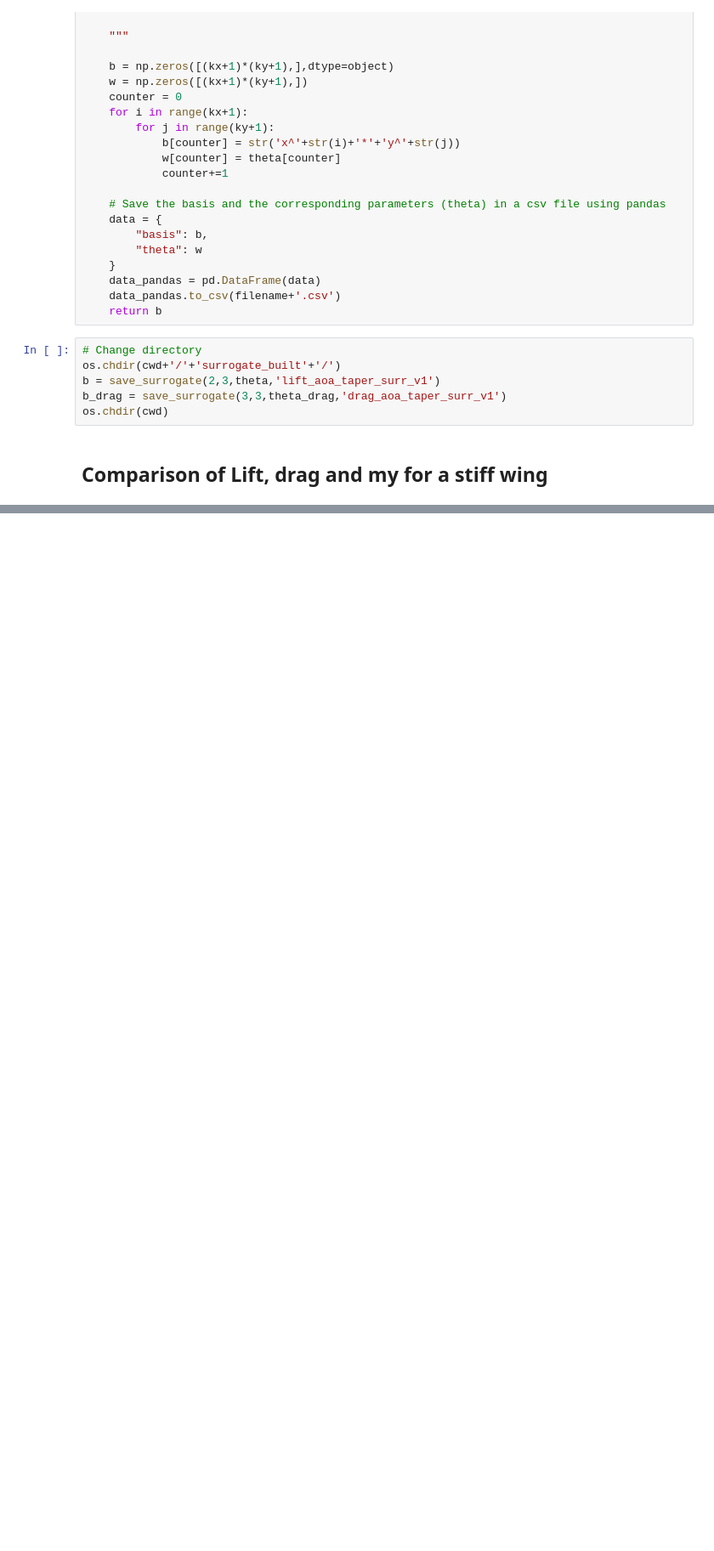
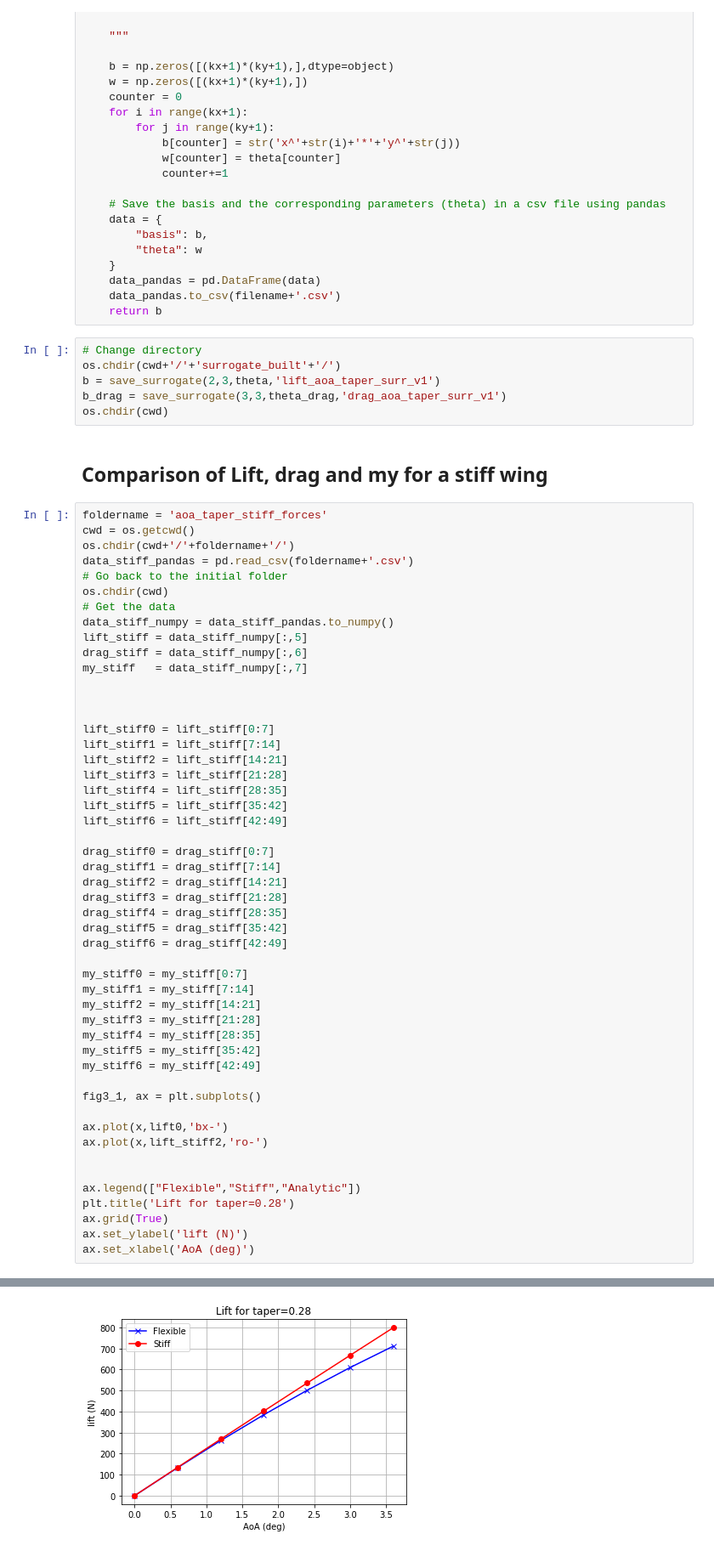
Before and after one commit to ACea15/Projects-SHARPy, a Jupyter notebook: aeroelasticPMOR_Optimization/surrogate_model/aoa_taper_forces_surrogate.ipynb, the cells around one changed output, grey strips where cells are left out. Shown at 85% size. Saved outputs shown, nothing was run; the diff lists cells and outputs as text; blank space fills up the shorter version.

Commit message:
Added stiff wing comparison

```diff
--- a/aeroelasticPMOR_Optimization/surrogate_model/aoa_taper_forces_surrogate.ipynb
+++ b/aeroelasticPMOR_Optimization/surrogate_model/aoa_taper_forces_surrogate.ipynb
@@ -746,3 +718,54 @@ b_drag = save_surrogate(3,3,theta_drag,'drag_aoa_taper_surr_v1')
 os.chdir(cwd)
 # %% [markdown]
 ## Comparison of Lift, drag and my for a stiff wing
+# %%
+foldername = 'aoa_taper_stiff_forces'
+cwd = os.getcwd()
+os.chdir(cwd+'/'+foldername+'/')
+data_stiff_pandas = pd.read_csv(foldername+'.csv')
+# Go back to the initial folder
+os.chdir(cwd)
+# Get the data
+data_stiff_numpy = data_stiff_pandas.to_numpy()
+lift_stiff = data_stiff_numpy[:,5]
+drag_stiff = data_stiff_numpy[:,6]
+my_stiff   = data_stiff_numpy[:,7]
+
+
+
+lift_stiff0 = lift_stiff[0:7]
+lift_stiff1 = lift_stiff[7:14]
+lift_stiff2 = lift_stiff[14:21]
+lift_stiff3 = lift_stiff[21:28]
+lift_stiff4 = lift_stiff[28:35]
+lift_stiff5 = lift_stiff[35:42]
+lift_stiff6 = lift_stiff[42:49]
+
+drag_stiff0 = drag_stiff[0:7]
+drag_stiff1 = drag_stiff[7:14]
+drag_stiff2 = drag_stiff[14:21]
+drag_stiff3 = drag_stiff[21:28]
+drag_stiff4 = drag_stiff[28:35]
+drag_stiff5 = drag_stiff[35:42]
+drag_stiff6 = drag_stiff[42:49]
+
+my_stiff0 = my_stiff[0:7]
+my_stiff1 = my_stiff[7:14]
+my_stiff2 = my_stiff[14:21]
+my_stiff3 = my_stiff[21:28]
+my_stiff4 = my_stiff[28:35]
+my_stiff5 = my_stiff[35:42]
+my_stiff6 = my_stiff[42:49]
+
+fig3_1, ax = plt.subplots()
+
+ax.plot(x,lift0,'bx-')
+ax.plot(x,lift_stiff2,'ro-')
+
+
+ax.legend(["Flexible","Stiff","Analytic"])
+plt.title('Lift for taper=0.28')
+ax.grid(True)
+ax.set_ylabel('lift (N)')
+ax.set_xlabel('AoA (deg)')
+# %% [output]
@@ -748,0 +773 @@ os.chdir(cwd)
+[figure, added]
```
Also changed, not shown: parts of 17 cells of this notebook.
